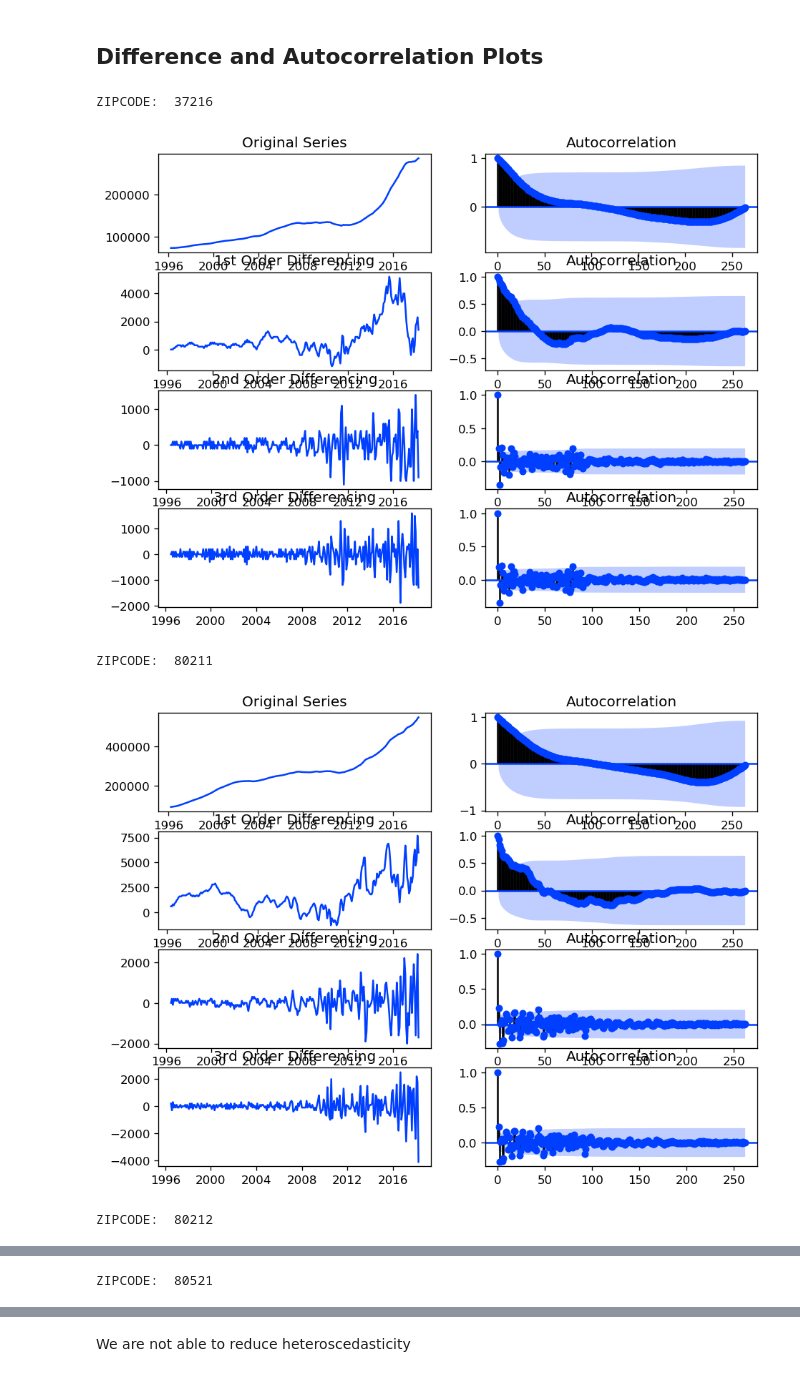
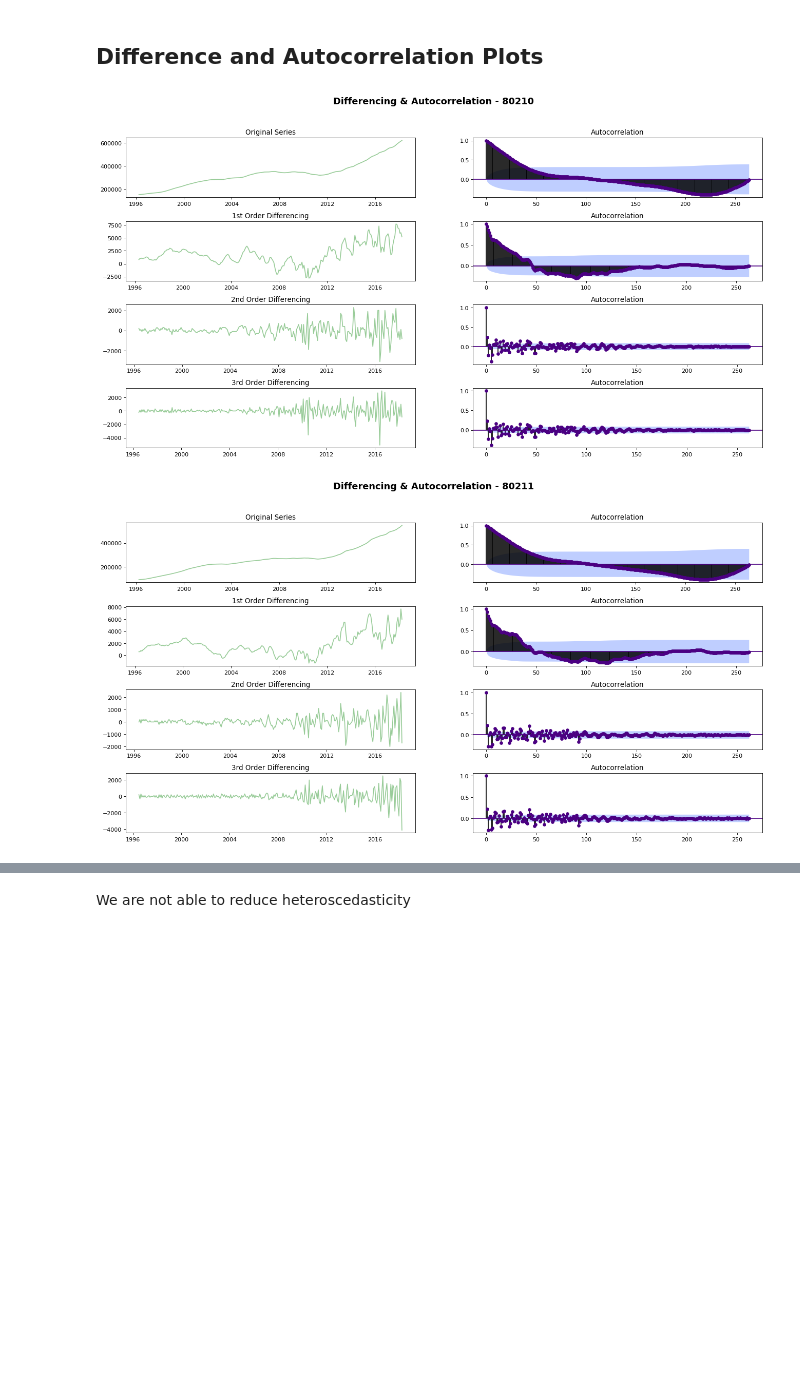
Before and after one commit to tinaprisma/dsc-mod-4-project-online-ds-sp-000, a Jupyter notebook: mod_4_starter_notebook.ipynb, the cells around one changed output, grey strips where cells are left out. Saved outputs shown, nothing was run; the diff lists cells and outputs as text; code cells hidden in the pictures; blank space fills up the shorter version.

```diff
--- a/mod_4_starter_notebook.ipynb
+++ b/mod_4_starter_notebook.ipynb
@@ -185,7 +196,7 @@ for z in zips:
     df_z = df_c[df_c.RegionName==z]
     ts = df_z.values[0][7:]
     std = np.std(ts)
-    if (std  < 110000):
+    if (std  < 120000):
         zips_filt.append(z)
 
 len(zips_filt)
@@ -194,3 +209,8 @@ len(zips_filt)
+# %%
+#all but one of these are in colorado.
+#take out the odd ball.
+
+zips_filt = [80904, 80212, 80211, 80210, 80521]
 # %% [markdown]
 # Optimize data format for analysis
 # %%
@@ -241,11 +265,2 @@ plt.show()
 # %% [markdown]
 Plot each zipcode for QC
-# %%
-# create plots for QC each zipcode
-
-for z in zips_filt:
-    df_z = zip_df[zip_df.RegionName == z]
-    ts = df_z.value
-    plt.plot(ts)
-    plt.title(str(z) + ' ' +str(df_z.City[0]))
-    plt.show()
@@ -257,0 +267,7 @@ for z in zips_filt:
+# %%
+fig, axs = plt.subplots(1,5,figsize=(20,4),sharey=True)
+for ax, column, index in zip(axs,zips_filt, range(0,5)):
+    ax.plot(zip_df[zip_df.RegionName ==column].value, color='green',alpha=0.8)
+    ax.set_title(column)
+    ax.set_ylabel('Value')
+fig.suptitle('Top Zipcodes', fontsize=16, fontweight='bold')
@@ -296,34 +315,31 @@ None of the series are stationary, as expected
 # %%
 # check ACF and PACF
 
-plt.rcParams.update({'figure.figsize':(9,7), 'figure.dpi':120})
+plt.rcParams.update({'figure.figsize':(20,10), 'figure.dpi':80})
 from statsmodels.graphics.tsaplots import plot_acf, plot_pacf
 # Import data
 for z in zipcodes:
     df_z = zip_df[zip_df.RegionName == z]
 # Original Series
-    print('ZIPCODE: ', z)
     fig, axes = plt.subplots(4, 2)
-    axes[0, 0].plot(df_z.value); axes[0, 0].set_title('Original Series')
-    plot_acf(df_z.value, ax=axes[0, 1])
+    axes[0, 0].plot(df_z.value,color='green',alpha=0.4); axes[0, 0].set_title('Original Series',fontsize=12)
+    plot_acf(df_z.value, ax=axes[0, 1], color='indigo',alpha=0.4)
 
     # 1st Differencing
-    axes[1, 0].plot(df_z.value.diff()); axes[1, 0].set_title('1st Order Differencing')
-    plot_acf(df_z.value.diff().dropna(), ax=axes[1, 1])
+    axes[1, 0].plot(df_z.value.diff(), color='green',alpha=0.4); axes[1, 0].set_title('1st Order Differencing',fontsize=12)
+    plot_acf(df_z.value.diff().dropna(), ax=axes[1, 1], color='indigo',alpha=0.4)
 
     # 2nd Differencing
-    axes[2, 0].plot(df_z.value.diff().diff()); axes[2, 0].set_title('2nd Order Differencing')
-    plot_acf(df_z.value.diff().diff().dropna(), ax=axes[2, 1])
+    axes[2, 0].plot(df_z.value.diff().diff(), color='green',alpha=0.4); axes[2, 0].set_title('2nd Order Differencing',fontsize=12)
+    plot_acf(df_z.value.diff().diff().dropna(), color='indigo',alpha=0.4, ax=axes[2, 1])
 
      # 3nd Differencing
-    axes[3, 0].plot(df_z.value.diff().diff().diff()); axes[3, 0].set_title('3rd Order Differencing')
-    plot_acf(df_z.value.diff().diff().dropna(), ax=axes[3, 1])
+    axes[3, 0].plot(df_z.value.diff().diff().diff(), color='green',alpha=0.4); axes[3, 0].set_title('3rd Order Differencing',fontsize=12)
+    plot_acf(df_z.value.diff().diff().dropna(), ax=axes[3, 1],  color='indigo',alpha=0.4)
 
-
+    fig.suptitle('Differencing & Autocorrelation - ' + str(z), fontsize=16, fontweight='bold')
+    plt.subplots_adjust(hspace = 0.4 )
     plt.show()
 # %% [output]
-ZIPCODE:  37216
-[figure, old version]
+[figure, new version]
-ZIPCODE:  80211
-[figure, old version]
+[figure, new version]
-ZIPCODE:  80212
@@ -331 +346,0 @@ ZIPCODE:  80212
-ZIPCODE:  80521
```
Also changed, not shown: parts of 26 cells of this notebook.
